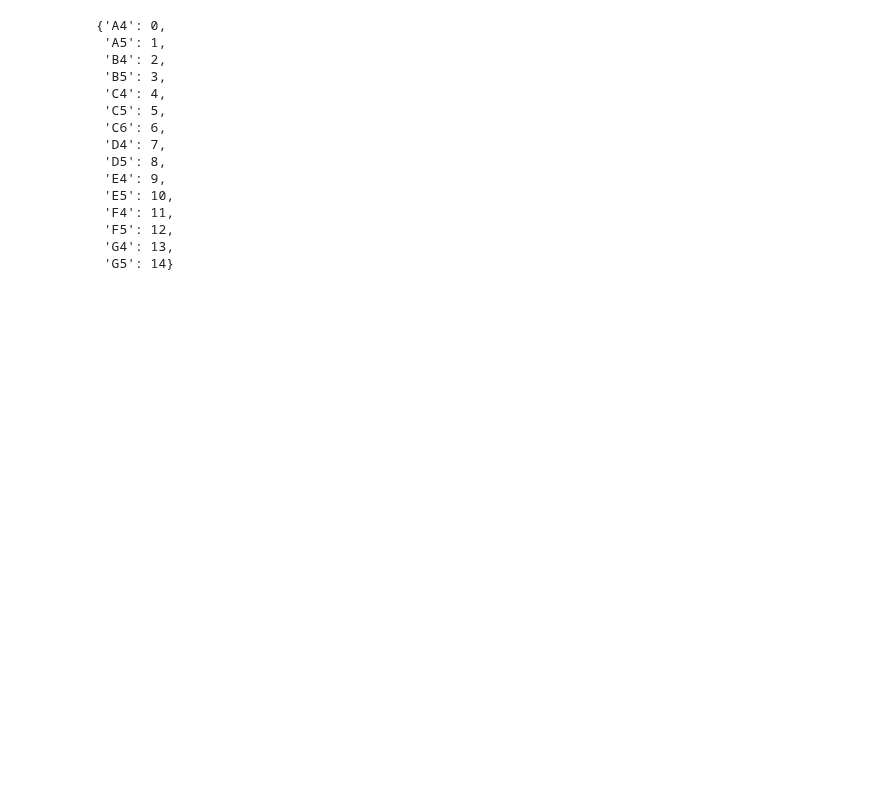
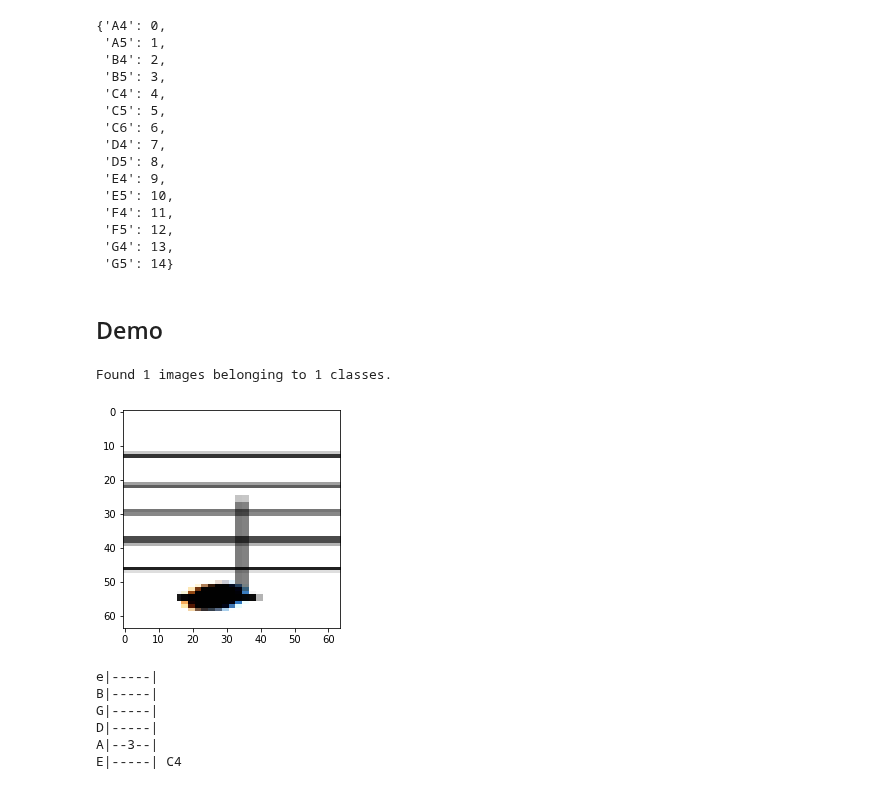
Before and after one commit to NokTNL/project-warwickhack2022, a Jupyter notebook: python/NoteRecog.ipynb, the cells around one changed output. Saved outputs shown, nothing was run; the diff lists cells and outputs as text; code cells hidden in the pictures; blank space fills up the shorter version.

Commit message:
updated demo

```diff
--- a/python/NoteRecog.ipynb
+++ b/python/NoteRecog.ipynb
@@ -122,3 +122,6 @@ model.save_weights("./checkpoints/62")
+# %%
+model.compile(loss='categorical_crossentropy', optimizer = tf.keras.optimizers.Adam(learning_rate= 1e-5),
+    metrics = ["accuracy"])
 # %%
 test_dir="./Notes/test"
 # %%
@@ -149,3 +152,50 @@ test.class_indices
  'F5': 12,
  'G4': 13,
  'G5': 14}
+# %%
+index2key=dict()
+for i,j in enumerate(train.class_indices):
+    index2key[i]=j
+# %%
+ascii_art={4:"e|-----|\nB|-----|\nG|-----|\nD|-----|\nA|--3--|\nE|-----|",
+           7:"e|-----|\nB|-----|\nG|-----|\nD|--0--|\nA|-----|\nE|-----|",
+           9:"e|-----|\nB|-----|\nG|-----|\nD|--2--|\nA|-----|\nE|-----|",
+           11:"e|-----|\nB|-----|\nG|-----|\nD|--3--|\nA|-----|\nE|-----|",
+           13:"e|-----|\nB|-----|\nG|--0--|\nD|-----|\nA|-----|\nE|-----|",
+           0:"e|-----|\nB|-----|\nG|--2--|\nD|-----|\nA|-----|\nE|-----|",
+           2:"e|-----|\nB|--0--|\nG|-----|\nD|-----|\nA|-----|\nE|-----|",
+           5:"e|-----|\nB|--1--|\nG|-----|\nD|-----|\nA|-----|\nE|-----|",
+           8:"e|-----|\nB|--3--|\nG|-----|\nD|-----|\nA|-----|\nE|-----|",
+           10:"e|--0--|\nB|-----|\nG|-----|\nD|-----|\nA|-----|\nE|-----|",
+           12:"e|--1--|\nB|-----|\nG|-----|\nD|-----|\nA|-----|\nE|-----|",
+           14:"e|--3--|\nB|-----|\nG|-----|\nD|-----|\nA|-----|\nE|-----|",
+           1:"e|--5--|\nB|-----|\nG|-----|\nD|-----|\nA|-----|\nE|-----|",
+           3:"e|--7--|\nB|-----|\nG|-----|\nD|-----|\nA|-----|\nE|-----|",
+           6:"e|--9--|\nB|-----|\nG|-----|\nD|-----|\nA|-----|\nE|-----|"}
+# %% [markdown]
+## Demo
+# %%
+test_dir="./Notes/Demo"
+test=ImageDataGenerator()
+test=test.flow_from_directory(test_dir,target_size=(WIDTH,HEIGHT))
+# %% [output]
+Found 1 images belonging to 1 classes.
+# %%
+counter=0
+for i in test:
+    plt.imshow(i[0][0]/255)
+    counter+=1
+    plt.show()
+    result = model.predict(i[0])
+    index=result.argmax(axis=1)[0]
+    print(ascii_art[index], index2key[index])
+    if counter==1:
+        break
+# %% [output]
+[figure, added]
+e|-----|
+B|-----|
+G|-----|
+D|-----|
+A|--3--|
+E|-----| C4
```
Also changed, not shown: parts of 8 cells of this notebook.
